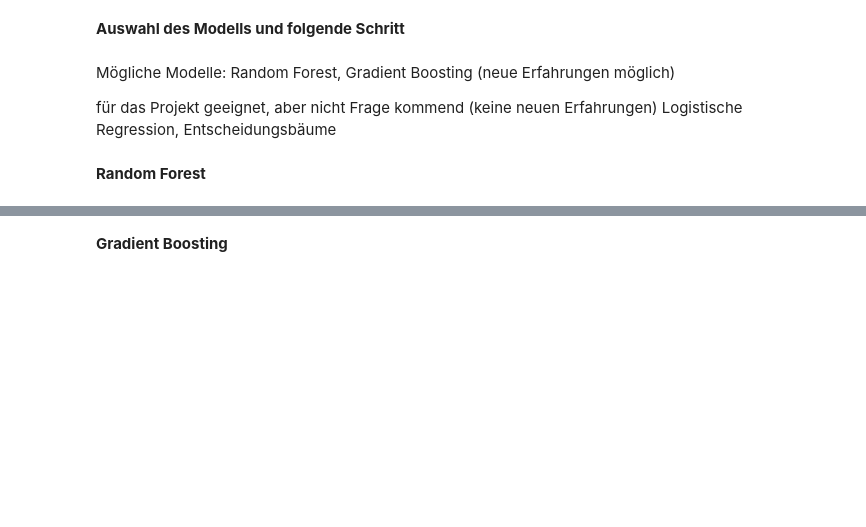
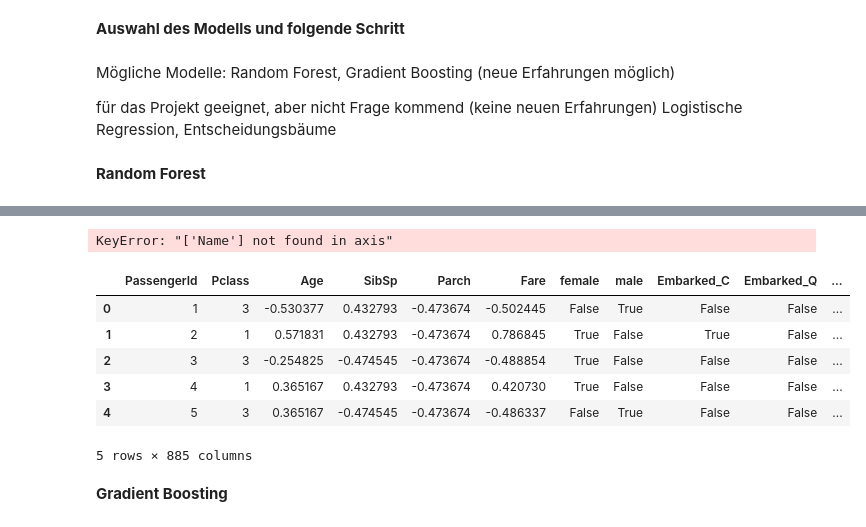
Before and after one commit to CypherTyphoon/Machine-KI_Learning, a Jupyter notebook: Tag_08_Donnerstag_11042024_ProjektTag1_Titanic.ipynb, the cells around one changed output, grey strips where cells are left out. Saved outputs shown, nothing was run; the diff lists cells and outputs as text; code cells hidden in the pictures; blank space fills up the shorter version.

```diff
--- a/Tag_08_Donnerstag_11042024_ProjektTag1_Titanic.ipynb
+++ b/Tag_08_Donnerstag_11042024_ProjektTag1_Titanic.ipynb
@@ -306,4 +443,9 @@ Index(['PassengerId', 'Pclass', 'Sex', 'Age', 'SibSp', 'Parch', 'Ticket',
       dtype='object')
 # %%
 X = X.reset_index(drop=True)
+# %%
+# Entfernen Sie die Spalte "Name" aus den Features
+X = X.drop("Name", axis=1)
+# %% [output]
+KeyError: "['Name'] not found in axis"
 # %%
@@ -314,3 +453,13 @@ X = X.drop("Name", axis=1)
 # Beispielsweise können Sie die Länge des Namens als Feature verwenden
 X['Name_Length'] = X['Name'].apply(len)
 X = X.drop("Name", axis=1)
+# %%
+X.head()
+# %% [output]
+|  | PassengerId | Pclass | Age | SibSp | Parch | Fare | female | male | Embarked_C | Embarked_Q | ... |
+| 0 | 1 | 3 | -0.530377 | 0.432793 | -0.473674 | -0.502445 | False | True | False | False | ... |
+| 1 | 2 | 1 | 0.571831 | 0.432793 | -0.473674 | 0.786845 | True | False | True | False | ... |
+| 2 | 3 | 3 | -0.254825 | -0.474545 | -0.473674 | -0.488854 | True | False | False | False | ... |
+| 3 | 4 | 1 | 0.365167 | 0.432793 | -0.473674 | 0.420730 | True | False | False | False | ... |
+| 4 | 5 | 3 | 0.365167 | -0.474545 | -0.473674 | -0.486337 | False | True | False | False | ... |
+5 rows × 885 columns
```
Also changed, not shown: parts of 22 cells of this notebook.
